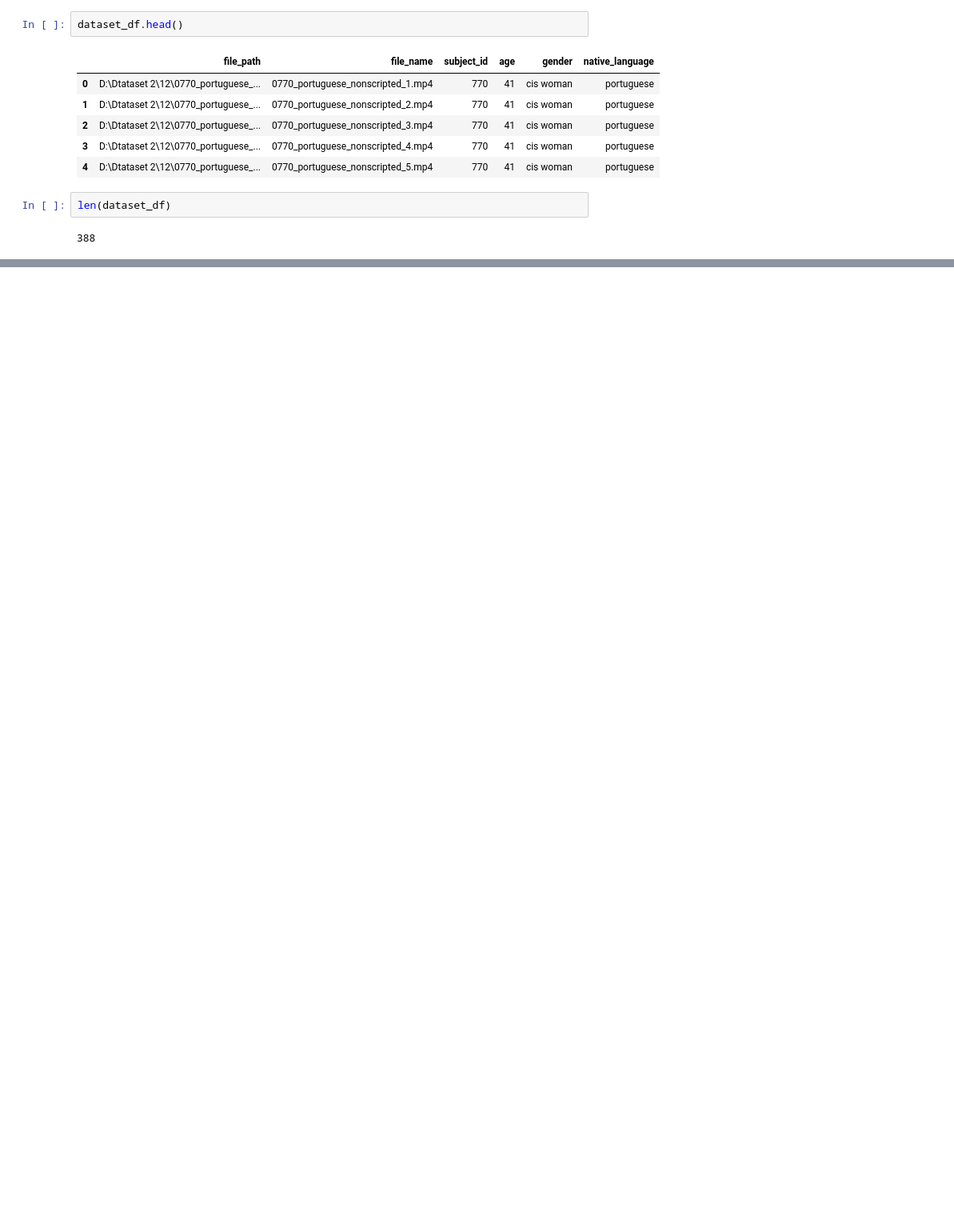
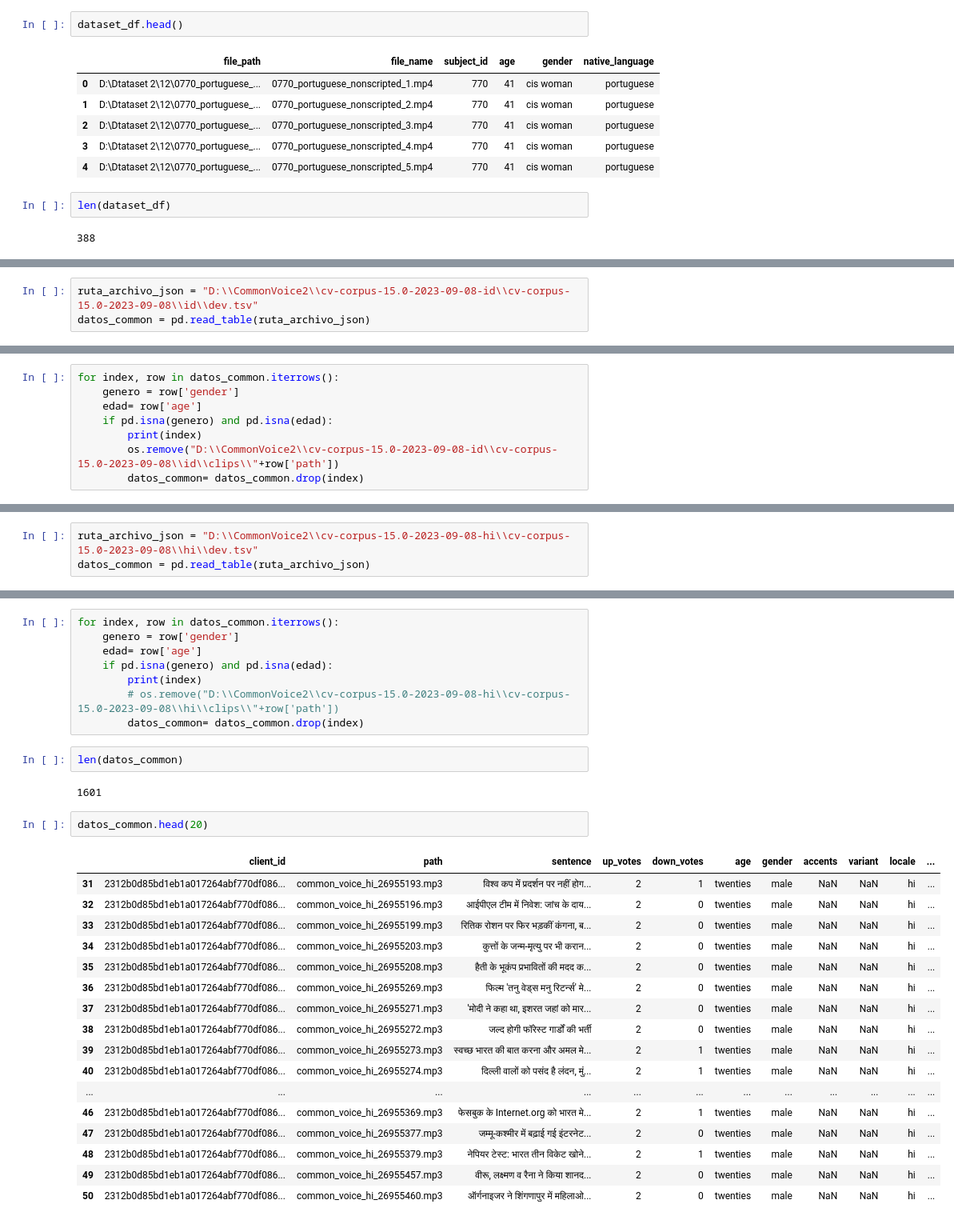
Before and after one commit to AixaL/PCIC23, a Jupyter notebook: x-vector/prueba.ipynb, the cells around one changed output, grey strips where cells are left out. Shown: that part at 80% size. Cells and saved outputs as stored; diff of their text form; blank space fills up the shorter version.

```diff
--- a/x-vector/prueba.ipynb
+++ b/x-vector/prueba.ipynb
@@ -95,0 +140,3 @@ dataset_df.to_csv('audios_CCV2.csv', index=False)
+# %%
+ruta_archivo_json = "D:\\CommonVoice2\\cv-corpus-15.0-2023-09-08-id\\cv-corpus-15.0-2023-09-08\\id\\dev.tsv"
+datos_common = pd.read_table(ruta_archivo_json)
@@ -95,0 +152,8 @@ dataset_df.to_csv('audios_CCV2.csv', index=False)
+# %%
+for index, row in datos_common.iterrows():
+    genero = row['gender']
+    edad= row['age']
+    if pd.isna(genero) and pd.isna(edad):
+        print(index)
+        os.remove("D:\\CommonVoice2\\cv-corpus-15.0-2023-09-08-id\\cv-corpus-15.0-2023-09-08\\id\\clips\\"+row['path'])
+        datos_common= datos_common.drop(index)
@@ -95,0 +215,3 @@ dataset_df.to_csv('audios_CCV2.csv', index=False)
+# %%
+ruta_archivo_json = "D:\\CommonVoice2\\cv-corpus-15.0-2023-09-08-hi\\cv-corpus-15.0-2023-09-08\\hi\\dev.tsv"
+datos_common = pd.read_table(ruta_archivo_json)
@@ -95,0 +231,32 @@ dataset_df.to_csv('audios_CCV2.csv', index=False)
+# %%
+for index, row in datos_common.iterrows():
+    genero = row['gender']
+    edad= row['age']
+    if pd.isna(genero) and pd.isna(edad):
+        print(index)
+        # os.remove("D:\\CommonVoice2\\cv-corpus-15.0-2023-09-08-hi\\cv-corpus-15.0-2023-09-08\\hi\\clips\\"+row['path'])
+        datos_common= datos_common.drop(index)
+# %%
+len(datos_common)
+# %% [output]
+1601
+# %%
+datos_common.head(20)
+# %% [output]
+|  | client_id | path | sentence | up_votes | down_votes | age | gender | accents | variant | locale | ... |
+| 31 | 2312b0d85bd1eb1a017264abf770df086... | common_voice_hi_26955193.mp3 | विश्व कप में प्रदर्शन पर नहीं होग... | 2 | 1 | twenties | male | NaN | NaN | hi | ... |
+| 32 | 2312b0d85bd1eb1a017264abf770df086... | common_voice_hi_26955196.mp3 | आईपीएल टीम में निवेश: जांच के दाय... | 2 | 0 | twenties | male | NaN | NaN | hi | ... |
+| 33 | 2312b0d85bd1eb1a017264abf770df086... | common_voice_hi_26955199.mp3 | रितिक रोशन पर फिर भड़कीं कंगना, ब... | 2 | 0 | twenties | male | NaN | NaN | hi | ... |
+| 34 | 2312b0d85bd1eb1a017264abf770df086... | common_voice_hi_26955203.mp3 | कुत्तों के जन्म-मृत्यु पर भी करान... | 2 | 0 | twenties | male | NaN | NaN | hi | ... |
+| 35 | 2312b0d85bd1eb1a017264abf770df086... | common_voice_hi_26955208.mp3 | हैती के भूकंप प्रभावितों की मदद क... | 2 | 0 | twenties | male | NaN | NaN | hi | ... |
+| 36 | 2312b0d85bd1eb1a017264abf770df086... | common_voice_hi_26955269.mp3 | फिल्म 'तनु वेड्स मनु रिटर्न्स' मे... | 2 | 0 | twenties | male | NaN | NaN | hi | ... |
+| 37 | 2312b0d85bd1eb1a017264abf770df086... | common_voice_hi_26955271.mp3 | 'मोदी ने कहा था, इशरत जहां को मार... | 2 | 0 | twenties | male | NaN | NaN | hi | ... |
+| 38 | 2312b0d85bd1eb1a017264abf770df086... | common_voice_hi_26955272.mp3 | जल्द होगी फॉरेस्ट गार्डों की भर्ती | 2 | 0 | twenties | male | NaN | NaN | hi | ... |
+| 39 | 2312b0d85bd1eb1a017264abf770df086... | common_voice_hi_26955273.mp3 | स्वच्छ भारत की बात करना और अमल मे... | 2 | 1 | twenties | male | NaN | NaN | hi | ... |
+| 40 | 2312b0d85bd1eb1a017264abf770df086... | common_voice_hi_26955274.mp3 | दिल्ली वालों को पसंद है लंदन, मुं... | 2 | 1 | twenties | male | NaN | NaN | hi | ... |
+| ... | ... | ... | ... | ... | ... | ... | ... | ... | ... | ... | ... |
+| 46 | 2312b0d85bd1eb1a017264abf770df086... | common_voice_hi_26955369.mp3 | फेसबुक के Internet.org को भारत मे... | 2 | 1 | twenties | male | NaN | NaN | hi | ... |
+| 47 | 2312b0d85bd1eb1a017264abf770df086... | common_voice_hi_26955377.mp3 | जम्मू-कश्मीर में बढ़ाई गई इंटरनेट... | 2 | 0 | twenties | male | NaN | NaN | hi | ... |
+| 48 | 2312b0d85bd1eb1a017264abf770df086... | common_voice_hi_26955379.mp3 | नेपियर टेस्ट: भारत तीन विकेट खोने... | 2 | 1 | twenties | male | NaN | NaN | hi | ... |
+| 49 | 2312b0d85bd1eb1a017264abf770df086... | common_voice_hi_26955457.mp3 | वीरू, लक्ष्मण व रैना ने किया शानद... | 2 | 0 | twenties | male | NaN | NaN | hi | ... |
+| 50 | 2312b0d85bd1eb1a017264abf770df086... | common_voice_hi_26955460.mp3 | ऑर्गनाइजर ने शिंगणापुर में महिलाओ... | 2 | 0 | twenties | male | NaN | NaN | hi | ... |
```
Also changed, not shown: parts of 23 cells of this notebook, 4 other files.
